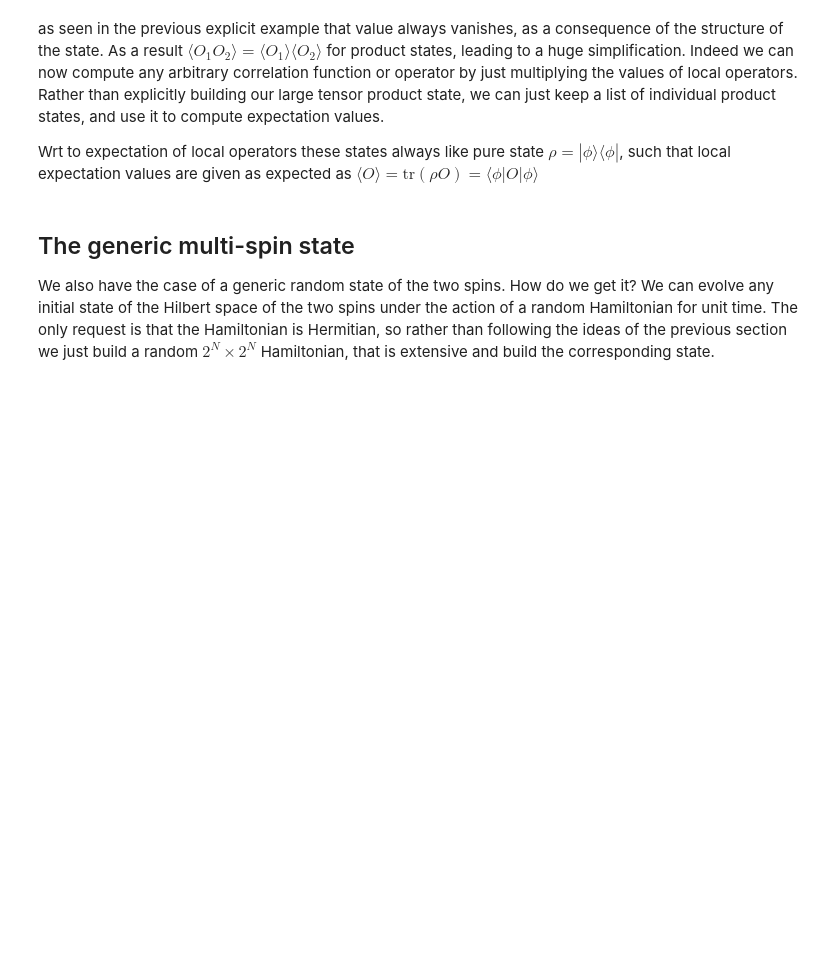
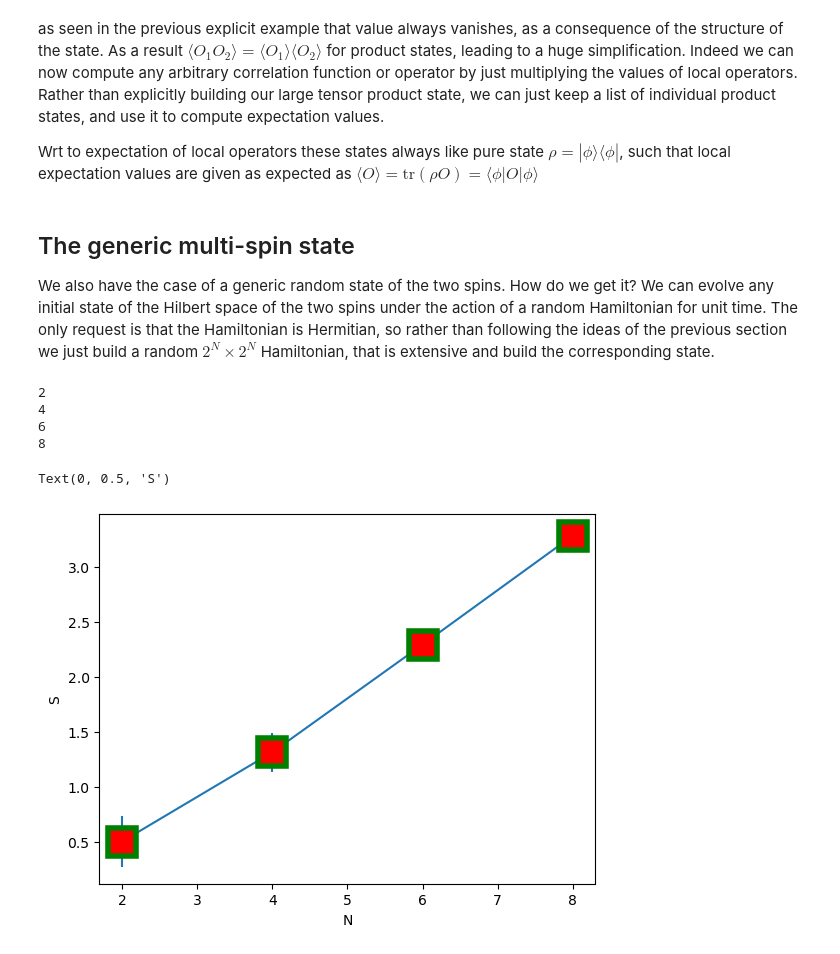
Before and after one commit to lukyluket/Tensor_network_course, a Jupyter notebook: notebooks_with_solutions/first_class.ipynb, the cells around one changed output. Drawn from its saved outputs; the diff is of its cells as text; code cells hidden in the pictures; blank space fills up the shorter version.

```diff
--- a/notebooks_with_solutions/first_class.ipynb
+++ b/notebooks_with_solutions/first_class.ipynb
@@ -196,26 +202,43 @@ $\langle O \rangle = \textrm{tr}(\rho O) =\langle \phi |O |\phi \rangle$
 We also have the case of a generic random state of the two spins. How do we get it? We can evolve any initial state of the Hilbert space of the two spins under the action of a random Hamiltonian for unit time. The only request is that the Hamiltonian is Hermitian, so rather than following the ideas of the previous section we just build a random $2^N \times 2^N$ Hamiltonian, that is extensive and build the corresponding state.
 # %%
 import matplotlib.pyplot as plt
+mean_ent=[]
+std_ent=[]
 for N in range(2,10,2):
     print(N)
     dim_h =2**N
     ent_entropies=[]
     #print(dim_h)
     for _ in range(0,100):
         init_state = np.zeros([dim_h,1])
         init_state[0]=1.
         random_h = np.array(np.random.rand(dim_h,dim_h)+1j*np.random.rand(dim_h,dim_h))
         random_h = random_h+random_h.T.conj()
-        random_h = random_h/LA.norm(random_h)*N
+        random_h = random_h/LA.norm(random_h)
 
-        random_unitary =LA.expm(-1j*random_h)
+        random_unitary =LA.expm(-N**4*1j*random_h)
         random_state=random_unitary@init_state
         #print(LA.norm(random_state))
         sqrt_reduced_density_matrix = np.reshape(random_state,[int(2**(N/2)),int(2**(N/2))])
         _, ent_spectrum,_= LA.svd(sqrt_reduced_density_matrix)
-        ent_entropy = -np.dot(np.log(ent_spectrum),ent_spectrum)/np.log(2)
+        #print(np.sum(ent_spectrum**2))
+        ent_entropy = -np.dot(np.log(ent_spectrum**2),ent_spectrum**2)/np.log(2)
         ent_entropies.append(ent_entropy)
 
-    plt.plot(ent_entropies)
-    plt.xlabel('Realization')
-    plt.ylabel('Entanglement bi-partition')
+    mean_ent.append(np.mean(ent_entropies))
+    std_ent.append(np.std(ent_entropies))
+    #plt.plot(ent_entropies)
+plt.errorbar( range(2,10,2), mean_ent,std_ent,marker='o', mfc='red',
+         mec='green', ms=3, mew=1)
+plt.xlabel('N')
+plt.ylabel('S')
+    #plt.ylabel('Entanglement bi-partition')
+    #plt.xlabel('Realization')
+    #plt.ylabel('Entanglement bi-partition')
+# %% [output]
+2
+4
+6
+8
+Text(0, 0.5, 'S')
+[figure, added]
```
Also changed, not shown: parts of 3 cells of this notebook, 2 other files.
